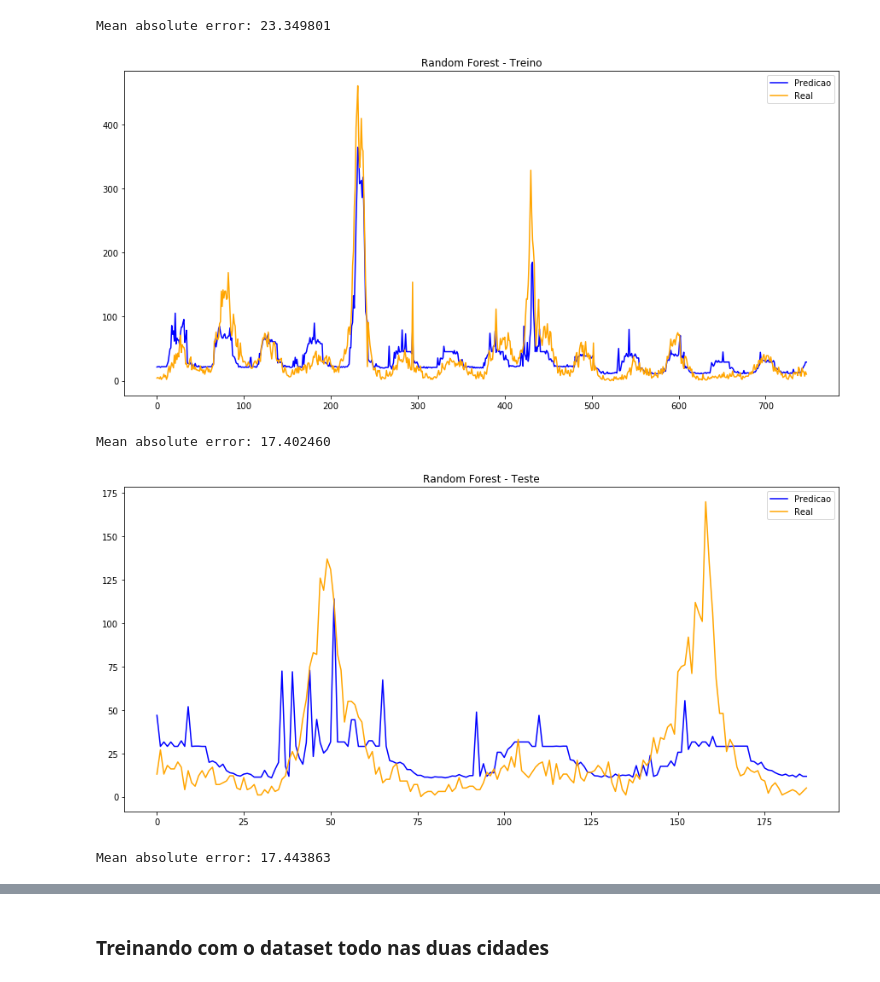
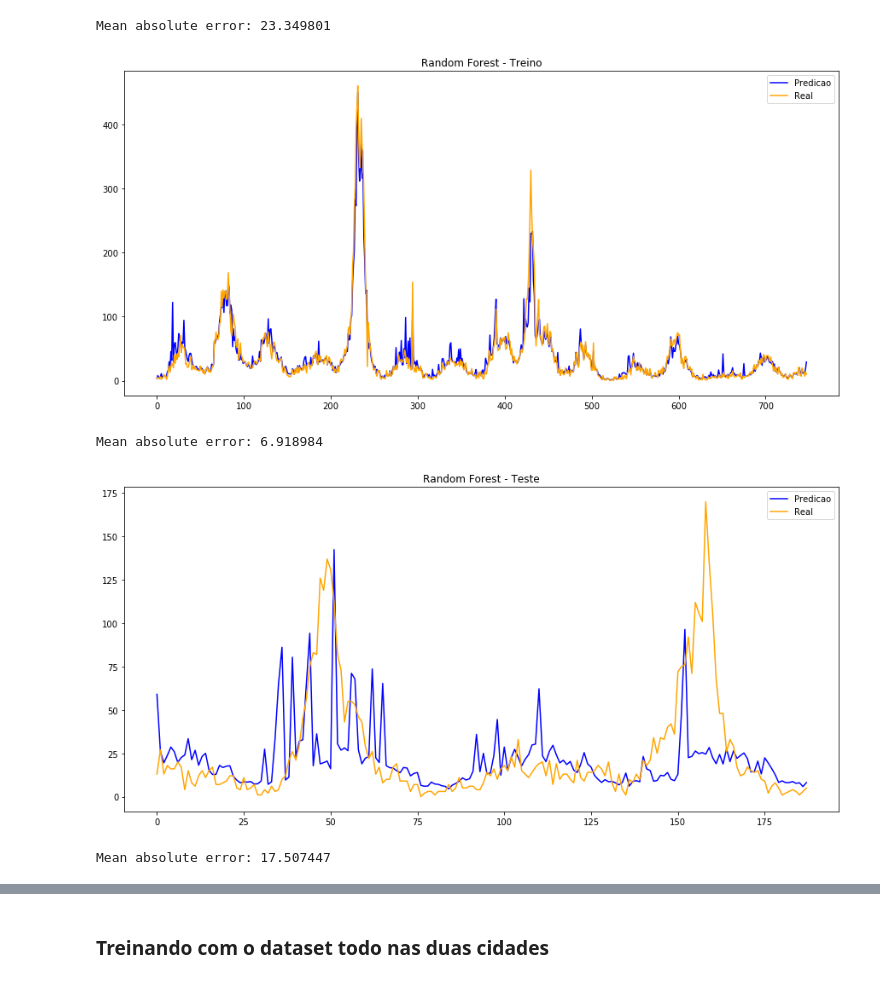
Before and after one commit to chenriquealvarenga/trabalho_ic, a Jupyter notebook: Regressões versão 2.0.ipynb, the cells around one changed output, grey strips where cells are left out. Drawn from its saved outputs; the diff is of its cells as text; code cells hidden in the pictures.

```diff
--- a/Regressões versão 2.0.ipynb
+++ b/Regressões versão 2.0.ipynb
@@ -120,18 +111,12 @@ Mean absolute error: 28.006939
 [figure]
 Mean absolute error: 23.349801
 # %%
-param_grid = {
-    "max_depth":[n for n in range(1,20)],
-    "max_features":[n for n in range(1,23)],
-#     "n_estimators":[n for n in range(1,20)]
-}
-
 rfr = RandomForestRegressor(random_state=1)
-rfr, rfr_res = find_best_params(rfr, param_grid, x_train_sj, y_train_sj)
+rfr.fit(x_train_sj, y_train_sj)
 
 make_regression(rfr, x_train_sj, x_test_sj, y_train_sj, y_test_sj, name="Random Forest")
 # %% [output]
-[figure, old version]
+[figure, new version]
-Mean absolute error: 17.402460
+Mean absolute error: 6.918984
-[figure, old version]
+[figure, new version]
-Mean absolute error: 17.443863
+Mean absolute error: 17.507447
```
Also changed, not shown: parts of 4 cells of this notebook, 1 other file.
